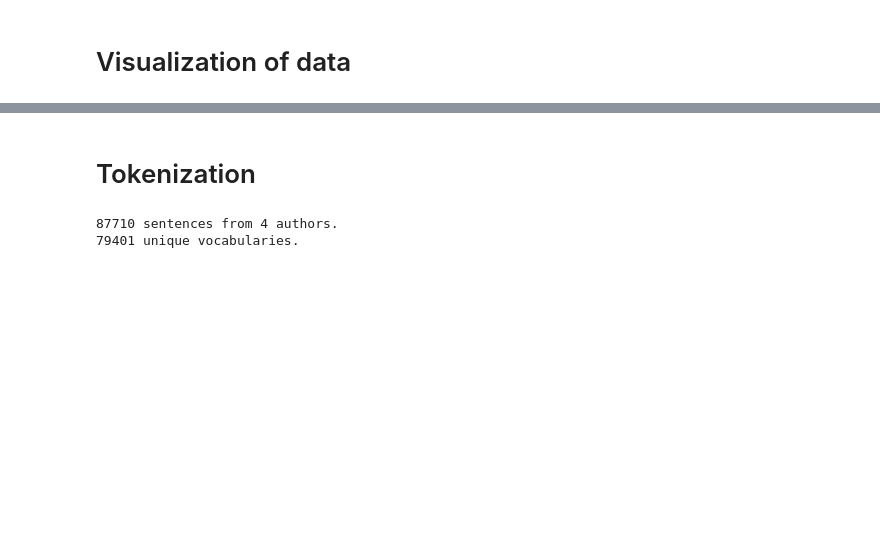
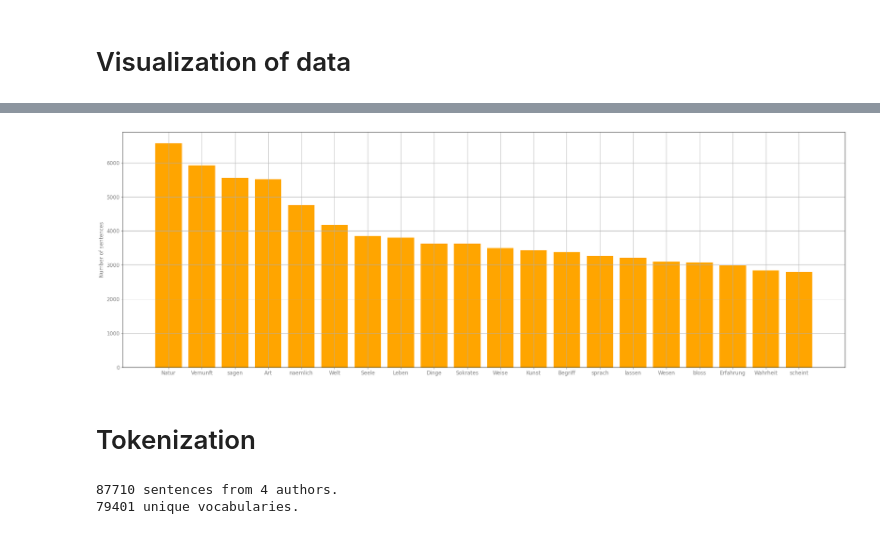
Before and after one commit to chrislemke/nlp-text-classifier, a Jupyter notebook: notebooks/german_philo_text_classification.ipynb, the cells around one changed output, grey strips where cells are left out. Drawn from its saved outputs; the diff is of its cells as text; code cells hidden in the pictures; blank space fills up the shorter version.

```diff
--- a/notebooks/german_philo_text_classification.ipynb
+++ b/notebooks/german_philo_text_classification.ipynb
@@ -96,5 +107,17 @@ Loaded 592 stop words
 # %% [markdown]
 # Data managment
+# %%
+def add_words(sentence):
+  for word in sentence.split():
+    word = re.sub(r"[^a-zA-Z]+", "", word)
+    if word == '':
+      continue
+    if word.lower() not in stop_words:
+      words_without_stop_words.append(word)
+      unique_words_without_stop_words.add(word)
+
+words_without_stop_words = []
+unique_words_without_stop_words = set()
 # %% [markdown]
 Extract sentences from files and creates labels list. Adjust the language for the `nltk.sent_tokenizer` if needed.
 # %%
@@ -133,2 +160,5 @@ Combine the labeled datasets into a single dataset
+# %%
+most_common = [keyword[0] for keyword in Counter(words_without_stop_words).most_common(20)]
+most_common_count = mydict = {k: v for k, v in Counter(words_without_stop_words).most_common(20)}
 # %% [markdown]
 # Visualization of data
@@ -198,3 +232,14 @@ plt.show()
+# %%
+fig, axs = plt.subplots(1,1, figsize=(30,10))
+
+axs.bar(most_common_count.keys(), most_common_count.values(), color='orange')
+axs.set_ylabel('Number of sentences', fontdict={'color':'gray', 'size':12})
+axs.tick_params(axis='both', colors='gray', labelsize=12)
+axs.grid()
+
+plt.show()
+# %% [output]
+[figure, added]
 # %% [markdown]
 # Tokenization
 # %%
```
Also changed, not shown: parts of 15 cells of this notebook.
